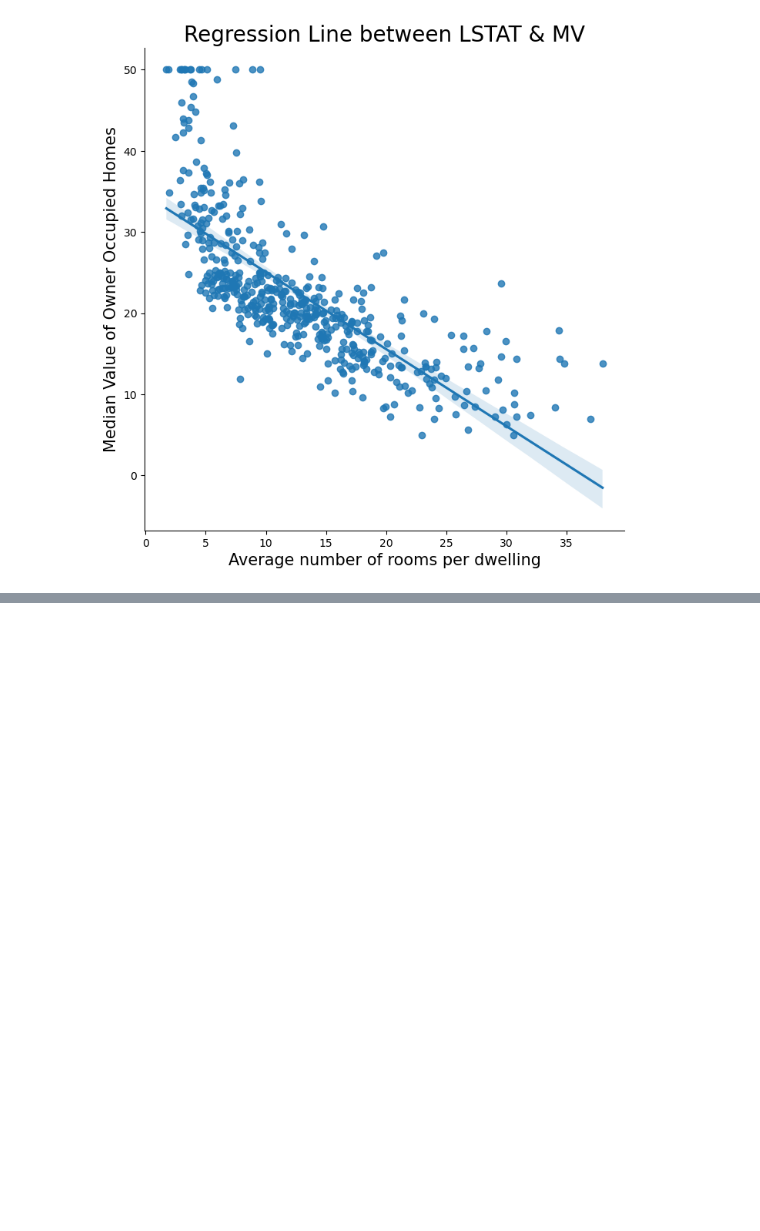
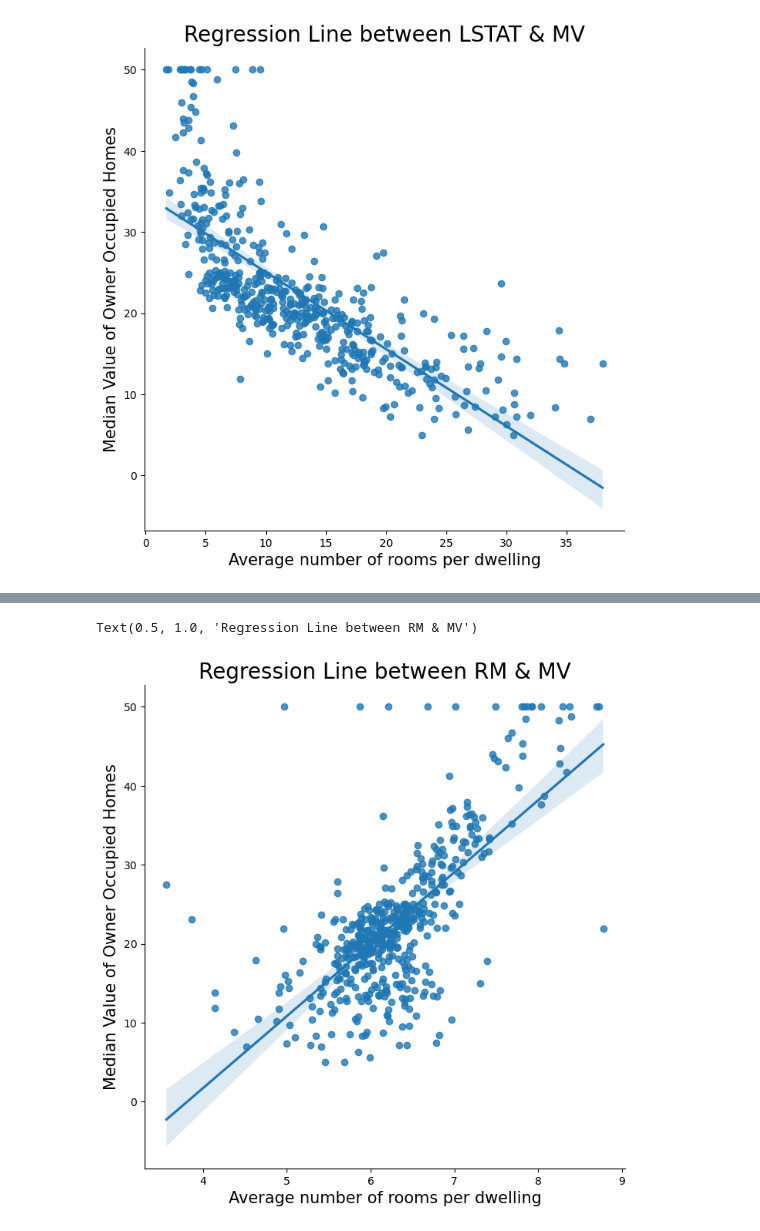
Before and after one commit to PrathamHusky07/DSEM_INFO_6105_ASSIGNMENTS, a Jupyter notebook: Assignment 2/Linear Regression/Linear_Regression_Assignment_2_DSEM.ipynb, the cells around one changed output, grey strips where cells are left out. Saved outputs shown, nothing was run; the diff lists cells and outputs as text; code cells hidden in the pictures; blank space fills up the shorter version.

Commit message:
Performed data analysis on the final excel files in linear regression

```diff
--- a/Assignment 2/Linear Regression/Linear_Regression_Assignment_2_DSEM.ipynb
+++ b/Assignment 2/Linear Regression/Linear_Regression_Assignment_2_DSEM.ipynb
@@ -624,0 +656,2 @@ Text(0.5, 1.0, 'Regression Line between LSTAT & MV')
+# %%
+data = pd.read_excel('Final_boston_housing.xls')
@@ -624,0 +758,8 @@ Text(0.5, 1.0, 'Regression Line between LSTAT & MV')
+# %%
+sns.lmplot(x="RM", y="MV", data = data, height = 7)
+plt.xlabel("Average number of rooms per dwelling", fontsize = 15)
+plt.ylabel("Median Value of Owner Occupied Homes", fontsize = 15)
+plt.title("Regression Line between RM & MV", fontsize = 20)
+# %% [output]
+Text(0.5, 1.0, 'Regression Line between RM & MV')
+[figure, added]
```
Also changed, not shown: parts of 20 cells of this notebook, 5 other files.
